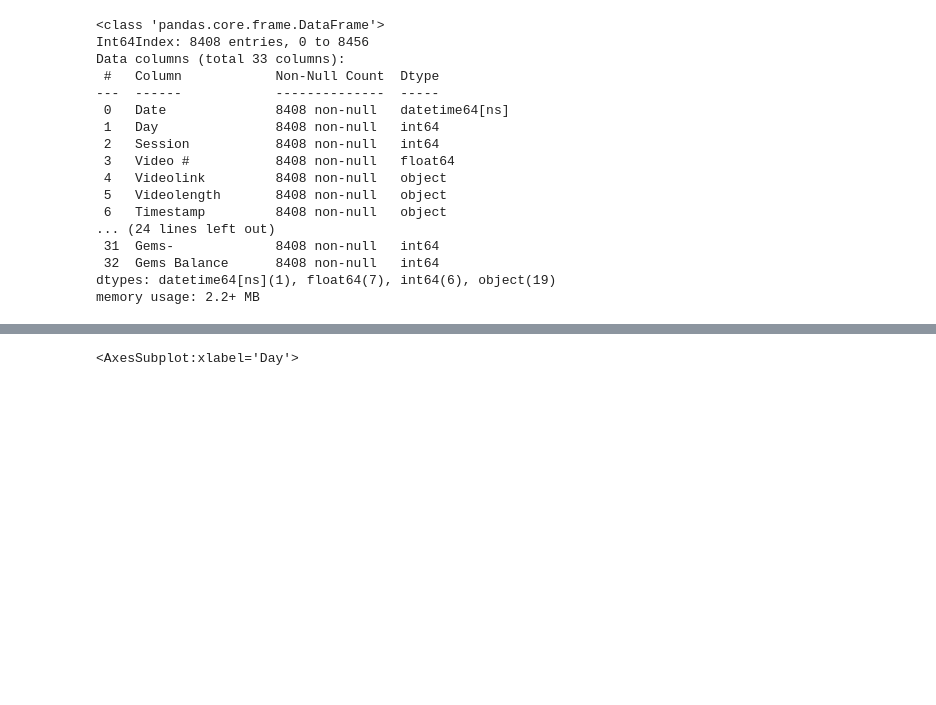
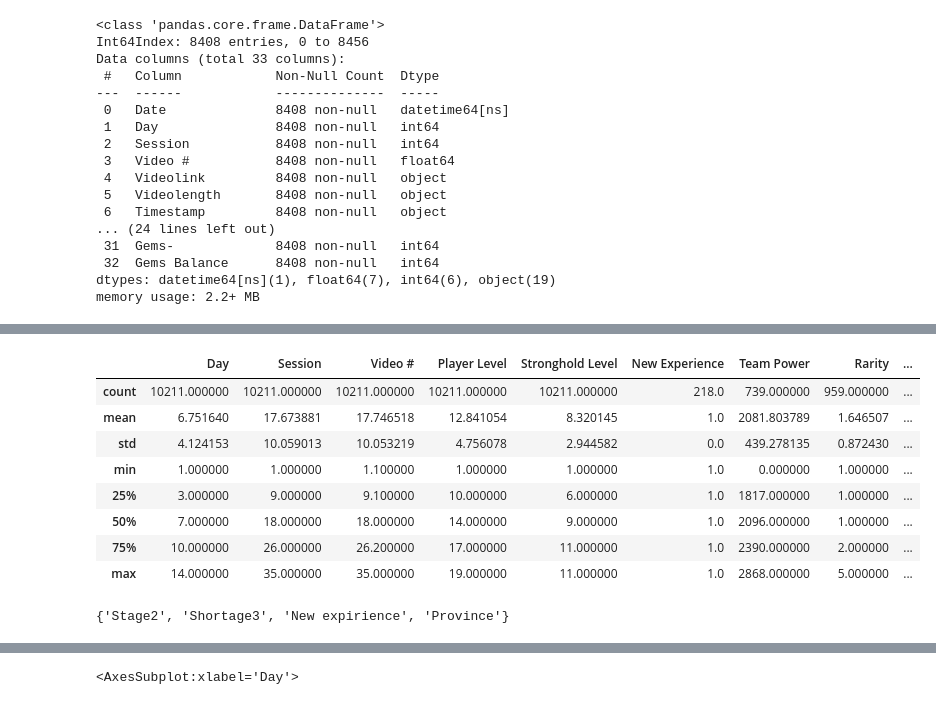
Before and after one commit to ArthurIryshkov/AIrepos, a Jupyter notebook: diploma.ipynb, the cells around one changed output, grey strips where cells are left out. Saved outputs shown, nothing was run; the diff lists cells and outputs as text; code cells hidden in the pictures; blank space fills up the shorter version.

```diff
--- a/diploma.ipynb
+++ b/diploma.ipynb
@@ -52,0 +59,2 @@ np = np.rename(columns={'Provimce': 'Province'}).drop(columns=['Gems+', 'Gems-']
+# %%
+whale = whale.drop_duplicates()
@@ -52,0 +81,12 @@ np = np.rename(columns={'Provimce': 'Province'}).drop(columns=['Gems+', 'Gems-']
+# %%
+whale.describe()
+# %% [output]
+|  | Day | Session | Video # | Player Level | Stronghold Level | New Experience | Team Power | Rarity | ... |
+| count | 10211.000000 | 10211.000000 | 10211.000000 | 10211.000000 | 10211.000000 | 218.0 | 739.000000 | 959.000000 | ... |
+| mean | 6.751640 | 17.673881 | 17.746518 | 12.841054 | 8.320145 | 1.0 | 2081.803789 | 1.646507 | ... |
+| std | 4.124153 | 10.059013 | 10.053219 | 4.756078 | 2.944582 | 0.0 | 439.278135 | 0.872430 | ... |
+| min | 1.000000 | 1.000000 | 1.100000 | 1.000000 | 1.000000 | 1.0 | 0.000000 | 1.000000 | ... |
+| 25% | 3.000000 | 9.000000 | 9.100000 | 10.000000 | 6.000000 | 1.0 | 1817.000000 | 1.000000 | ... |
+| 50% | 7.000000 | 18.000000 | 18.000000 | 14.000000 | 9.000000 | 1.0 | 2096.000000 | 1.000000 | ... |
+| 75% | 10.000000 | 26.000000 | 26.200000 | 17.000000 | 11.000000 | 1.0 | 2390.000000 | 2.000000 | ... |
+| max | 14.000000 | 35.000000 | 35.000000 | 19.000000 | 11.000000 | 1.0 | 2868.000000 | 5.000000 | ... |
@@ -52,0 +98,4 @@ np = np.rename(columns={'Provimce': 'Province'}).drop(columns=['Gems+', 'Gems-']
+# %%
+print(set_np.difference(set_whale)) # в датасете платящего пользователя меньше колонок.
+# %% [output]
+{'Stage2', 'Shortage3', 'New expirience', 'Province'}
```
Also changed, not shown: parts of 16 cells of this notebook.
